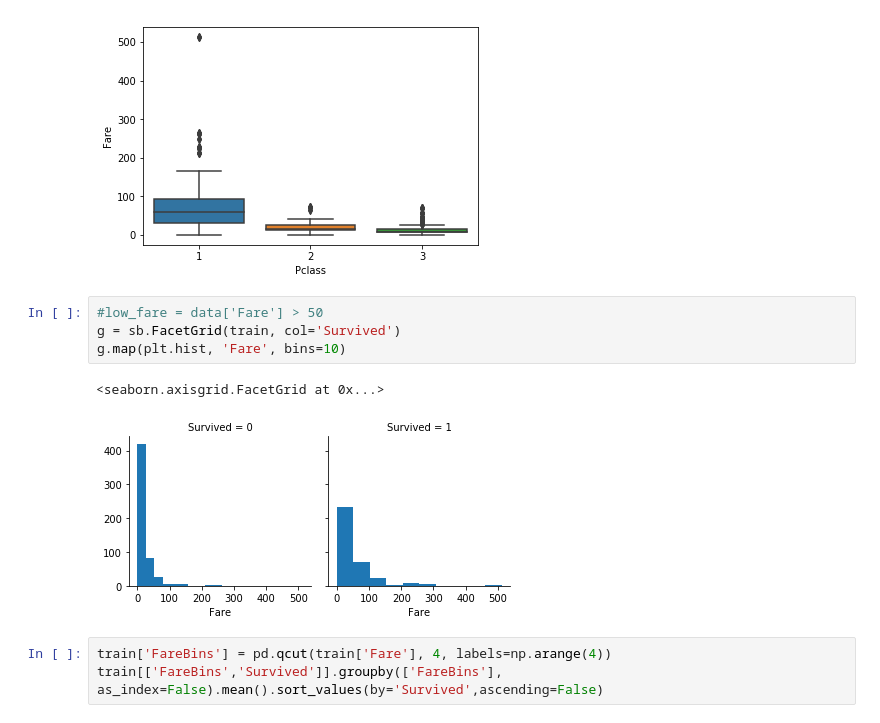
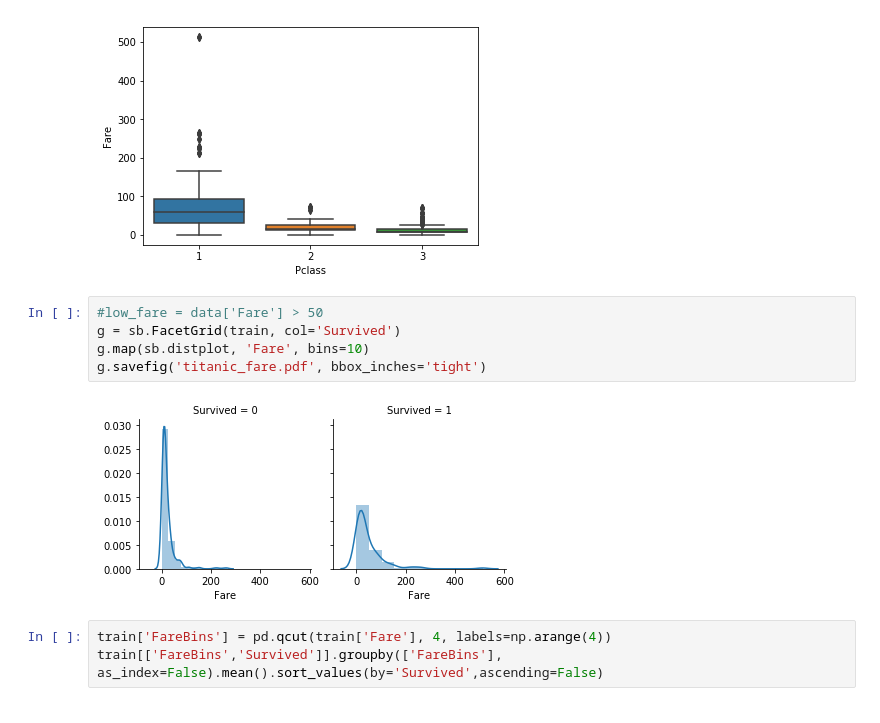
Before and after one commit to FionaLippert/DataMining, a Jupyter notebook: titanic.ipynb, the cells around one changed output. Cells and saved outputs as stored; diff of their text form.

```diff
--- a/titanic.ipynb
+++ b/titanic.ipynb
@@ -162,10 +216,10 @@ ax = sb.boxplot(x=train['Pclass'], y=train['Fare'])
 # %%
 #low_fare = data['Fare'] > 50
 g = sb.FacetGrid(train, col='Survived')
-g.map(plt.hist, 'Fare', bins=10)
+g.map(sb.distplot, 'Fare', bins=10)
+g.savefig('titanic_fare.pdf', bbox_inches='tight')
 # %% [output]
-<seaborn.axisgrid.FacetGrid at 0x...>
-[figure, old version]
+[figure, new version]
 # %%
 train['FareBins'] = pd.qcut(train['Fare'], 4, labels=np.arange(4))
 train[['FareBins','Survived']].groupby(['FareBins'], as_index=False).mean().sort_values(by='Survived',ascending=False)
```
Also changed, not shown: parts of 32 cells of this notebook, 1 other file.
